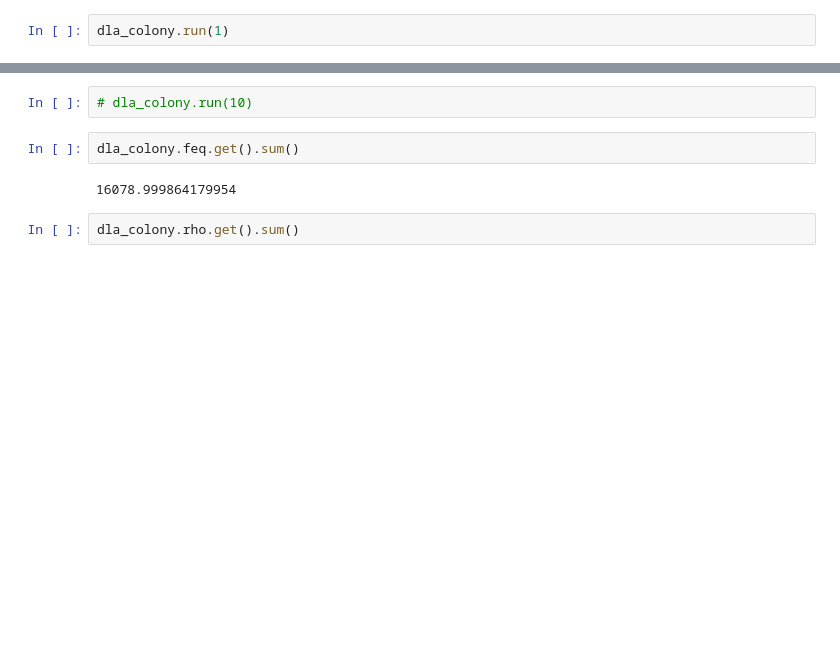
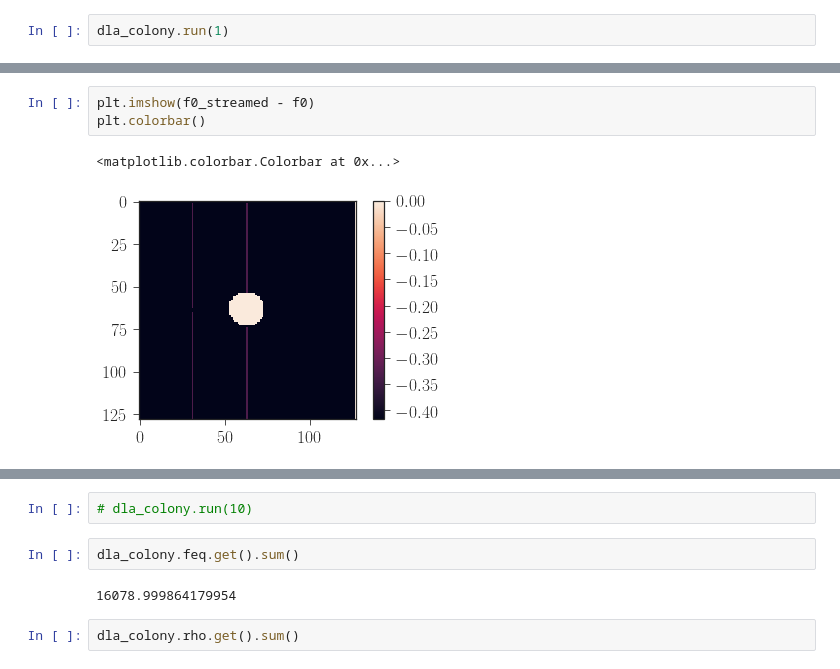
Before and after one commit to btweinstein/LB_colony_growth, a Jupyter notebook: 2018_04_23_mako_opencl_2d.ipynb, the cells around one changed output, grey strips where cells are left out. Saved outputs shown, nothing was run; the diff lists cells and outputs as text; blank space fills up the shorter version.

```diff
--- a/2018_04_23_mako_opencl_2d.ipynb
+++ b/2018_04_23_mako_opencl_2d.ipynb
@@ -137,0 +186,6 @@ dla_colony.run(1)
+# %%
+plt.imshow(f0_streamed - f0)
+plt.colorbar()
+# %% [output]
+<matplotlib.colorbar.Colorbar at 0x...>
+[figure, added]
```
Also changed, not shown: parts of 11 cells of this notebook, 1 other file.
